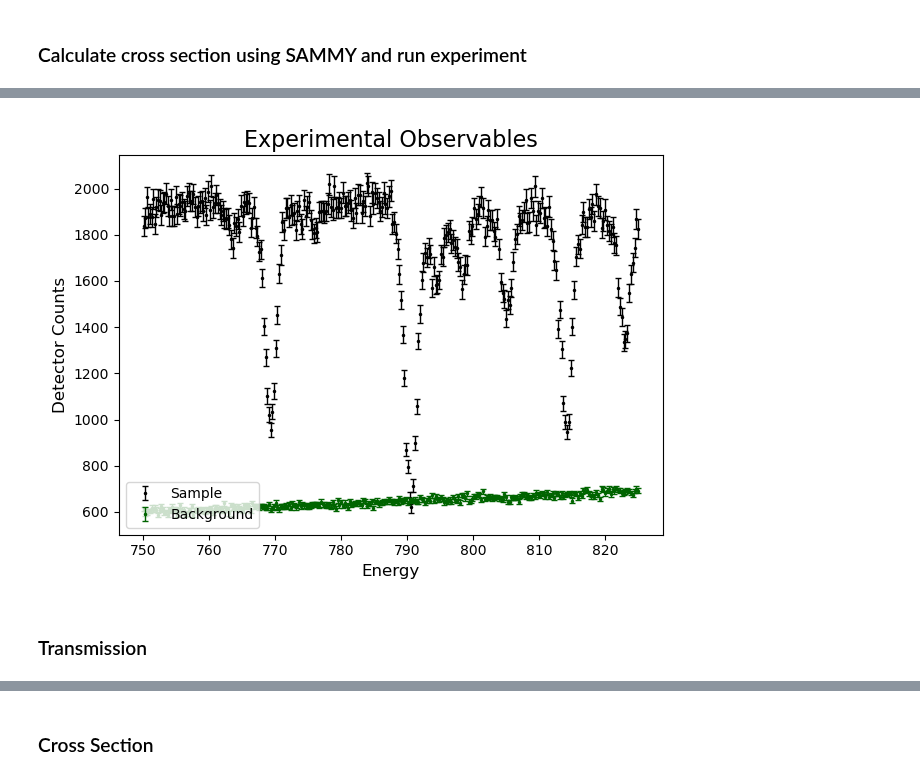
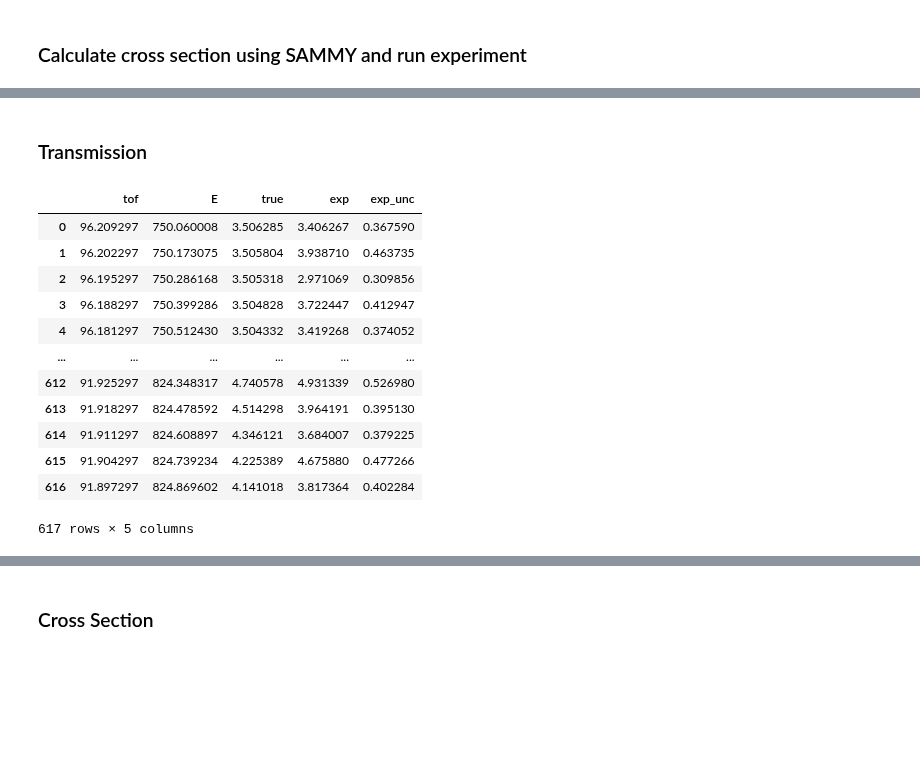
Before and after one commit to Naww137/ATARI, a Jupyter notebook: examples/presentation_figs.ipynb, the cells around one changed output, grey strips where cells are left out. Drawn from its saved outputs; the diff is of its cells as text; code cells hidden in the pictures; blank space fills up the shorter version.

```diff
--- a/examples/presentation_figs.ipynb
+++ b/examples/presentation_figs.ipynb
@@ -151,38 +255,52 @@ exp.run(theo)
 # %%
-exp_alpha = 1
-exp_labels = ["Sample", "Open", "Background"]
-# exp_labels = [None, None, None]
+# exp_alpha = 1
+# exp_labels = ["Sample", "Open", "Background"]
+# # exp_labels = [None, None, None]
 
 
-figure()
-errorbar(exp.sdat.E, exp.sdat.c, yerr=exp.sdat.dc, zorder=0,
-                                        fmt='.', color='k', linewidth=1, markersize=3, capsize=2,  alpha=exp_alpha, label=exp_labels[0]) #label='Sample',
+# figure()
+# errorbar(exp.sdat.E, exp.sdat.c, yerr=exp.sdat.dc, zorder=0,
+#                                         fmt='.', color='k', linewidth=1, markersize=3, capsize=2,  alpha=exp_alpha, label=exp_labels[0]) #label='Sample',
 
-# errorbar(exp.odat.E, exp.odat.c, yerr=exp.odat.dc, zorder=0,
-#                                         fmt='.', color='navy', linewidth=1, markersize=3, capsize=2, label='Open')
-# errorbar(exp.odat.E, save_open, yerr=exp.odat.dc, zorder=0,
-#                                         fmt='.', color='navy', linewidth=1, markersize=3, capsize=2, alpha=exp_alpha, label=exp_labels[1])
+# # errorbar(exp.odat.E, exp.odat.c, yerr=exp.odat.dc, zorder=0,
+# #                                         fmt='.', color='navy', linewidth=1, markersize=3, capsize=2, label='Open')
+# # errorbar(exp.odat.E, save_open, yerr=exp.odat.dc, zorder=0,
+# #                                         fmt='.', color='navy', linewidth=1, markersize=3, capsize=2, alpha=exp_alpha, label=exp_labels[1])
 
-errorbar(exp.sdat.E, np.random.normal(exp.sdat.E*1.2-300, scale=10, size=len(exp.sdat.E)), yerr=np.ones(len(exp.sdat.E))*10,
-                                        fmt='.', color='darkgreen', linewidth=1, markersize=3, capsize=2,  alpha=exp_alpha, label=exp_labels[2])
+# errorbar(exp.sdat.E, np.random.normal(exp.sdat.E*1.2-300, scale=10, size=len(exp.sdat.E)), yerr=np.ones(len(exp.sdat.E))*10,
+#                                         fmt='.', color='darkgreen', linewidth=1, markersize=3, capsize=2,  alpha=exp_alpha, label=exp_labels[2])
 
 
-# plot(exp.odat.E, exp.odat.c, color='navy', label="True Open", lw=2)
-# plot(exp.sdat.E, exp.theo_c, color='r', zorder=0, label="True Sample", lw=2)
-# plot(exp.sdat.E, exp.sdat.E*1.2-300, 'darkgreen', label="True Background", lw=2)
+# # plot(exp.odat.E, exp.odat.c, color='navy', label="True Open", lw=2)
+# # plot(exp.sdat.E, exp.theo_c, color='r', zorder=0, label="True Sample", lw=2)
+# # plot(exp.sdat.E, exp.sdat.E*1.2-300, 'darkgreen', label="True Background", lw=2)
 
 
 
-# yscale('log')
-# xscale('log')
-title("Experimental Observables", fontsize=16)
-xlabel('Energy', fontsize=12); ylabel('Detector Counts', fontsize=12)
-legend(fontsize=10, loc="lower left")
-tight_layout()
+# # yscale('log')
+# # xscale('log')
+# title("Experimental Observables", fontsize=16)
+# xlabel('Energy', fontsize=12); ylabel('Detector Counts', fontsize=12)
+# legend(fontsize=10, loc="lower left")
+# tight_layout()
-# %% [output]
-[figure, removed]
 # %% [markdown]
 ### Transmission
+# %%
+synT.data
+# %% [output]
+|  | tof | E | true | exp | exp_unc |
+| 0 | 96.209297 | 750.060008 | 3.506285 | 3.406267 | 0.367590 |
+| 1 | 96.202297 | 750.173075 | 3.505804 | 3.938710 | 0.463735 |
+| 2 | 96.195297 | 750.286168 | 3.505318 | 2.971069 | 0.309856 |
+| 3 | 96.188297 | 750.399286 | 3.504828 | 3.722447 | 0.412947 |
+| 4 | 96.181297 | 750.512430 | 3.504332 | 3.419268 | 0.374052 |
+| ... | ... | ... | ... | ... | ... |
+| 612 | 91.925297 | 824.348317 | 4.740578 | 4.931339 | 0.526980 |
+| 613 | 91.918297 | 824.478592 | 4.514298 | 3.964191 | 0.395130 |
+| 614 | 91.911297 | 824.608897 | 4.346121 | 3.684007 | 0.379225 |
+| 615 | 91.904297 | 824.739234 | 4.225389 | 4.675880 | 0.477266 |
+| 616 | 91.897297 | 824.869602 | 4.141018 | 3.817364 | 0.402284 |
+617 rows × 5 columns
 # %%
 figure()
 # plot(theo.E, theo.theo_trans, ms=1, color='r')
```
Also changed, not shown: parts of 12 cells of this notebook, 24 other files.
